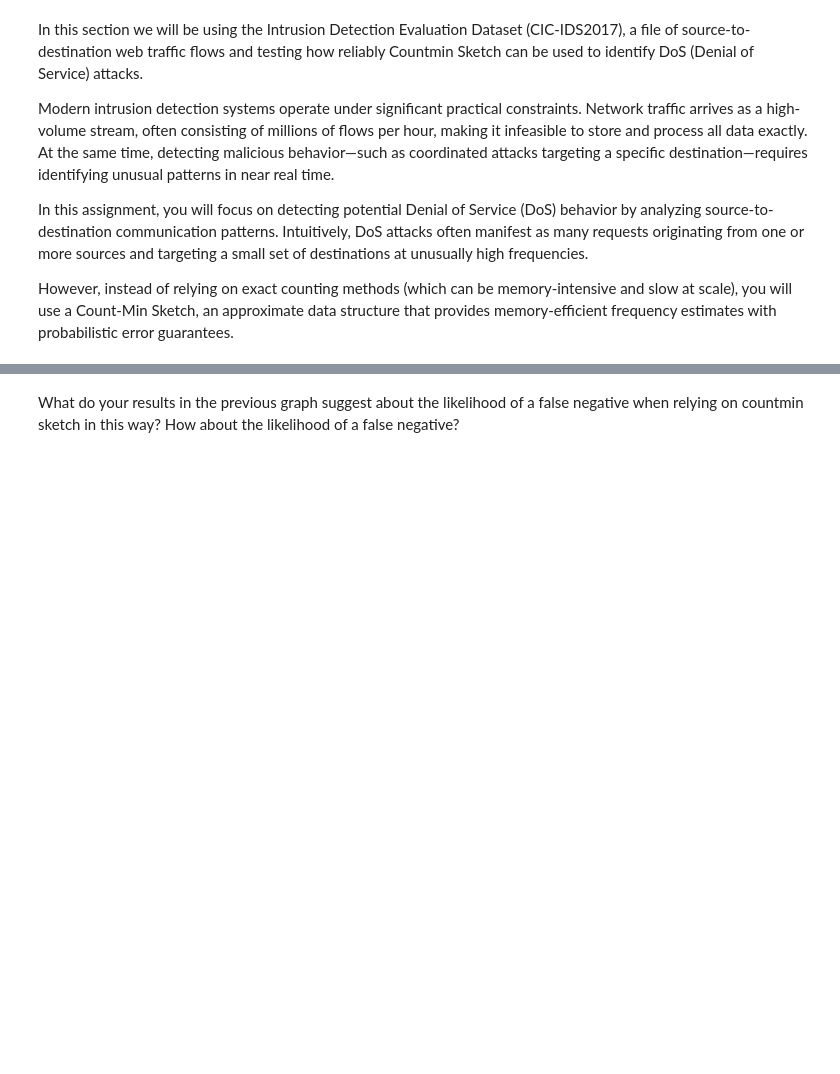
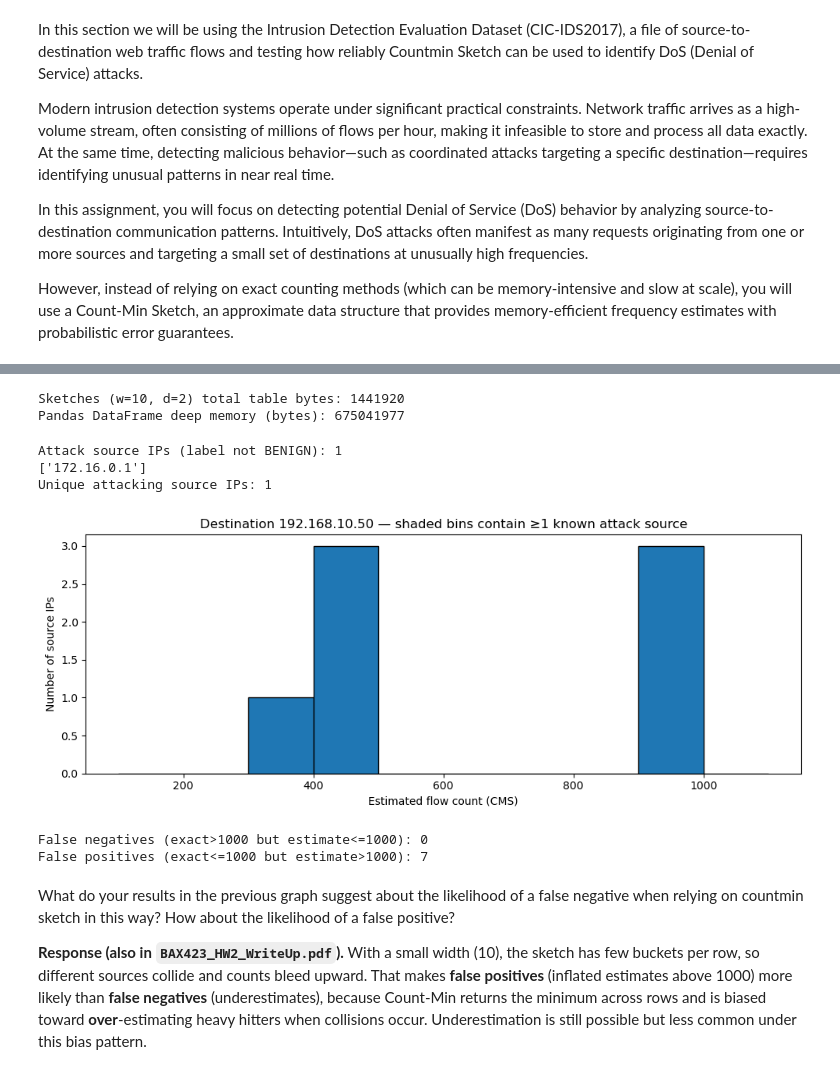
Before and after one commit to loganngarcia/bax423, a Jupyter notebook: homework 2/countminSketchHW.ipynb, the cells around one changed output, grey strips where cells are left out. Saved outputs shown, nothing was run; the diff lists cells and outputs as text; code cells hidden in the pictures; blank space fills up the shorter version.

```diff
--- a/homework 2/countminSketchHW.ipynb
+++ b/homework 2/countminSketchHW.ipynb
@@ -145,2 +96,75 @@ FalsePos=None
+# %%
+W0, D0 = 10, 2
+sketches_small = build_destination_sketches(df, width=W0, depth=D0)
+sketchSize = sum(s.memory_bytes() for s in sketches_small.values())
+df_mem = int(df.memory_usage(deep=True).sum())
+print(f"Sketches (w={W0}, d={D0}) total table bytes:", sketchSize)
+print("Pandas DataFrame deep memory (bytes):", df_mem)
+# %% [output]
+Sketches (w=10, d=2) total table bytes: 1441920
+Pandas DataFrame deep memory (bytes): 675041977
+# %%
+TARGET = "192.168.10.50"
+sk_target = sketches_small[TARGET]
+
+sub = df[df["Destination IP"].astype(str).str.strip() == TARGET]
+sources_here = sub["Source IP"].astype(str).str.strip().unique()
+estimates = {s: sk_target.estimate(s) for s in sources_here}
+
+exact_sub = (
+    df[df["Destination IP"].astype(str).str.strip() == TARGET]
+    .groupby("Source IP")
+    .size()
+    .astype(int)
+)
+
+attack_mask = sub["Label"].astype(str).str.strip().str.upper() != "BENIGN"
+attackSources = sorted(sub.loc[attack_mask, "Source IP"].astype(str).str.strip().unique())
+print("Attack source IPs (label not BENIGN):", len(attackSources))
+print(attackSources[:20], "..." if len(attackSources) > 20 else "")
+
+NAttackers = len(attackSources)
+print("Unique attacking source IPs:", NAttackers)
+
+exact_counts = exact_sub
+# %% [output]
+Attack source IPs (label not BENIGN): 1
+['172.16.0.1']
+Unique attacking source IPs: 1
+# %%
+THRESH = 1000
+
+est_counts = pd.Series({s: sk_target.estimate(s) for s in exact_counts.index.astype(str)})
+est_counts = est_counts.reindex(exact_counts.index)
+
+true_anom = exact_counts > THRESH
+pred_anom = est_counts > THRESH
+
+FalseNeg = int((true_anom & ~pred_anom).sum())
+FalsePos = int((~true_anom & pred_anom).sum())
+
+fig, ax = plt.subplots(figsize=(10, 4))
+x = est_counts.values.astype(float)
+bins = [100, 200, 300, 400, 500, 600, 700, 800, 900, 1000, 1100]
+n, edges, patches = ax.hist(x, bins=bins, edgecolor="black")
+attack_est = est_counts[exact_counts.index.isin(attackSources)]
+in_bin = (attack_est.values[:, None] >= edges[:-1]) & (attack_est.values[:, None] < edges[1:])
+shade_idx = np.where(in_bin.any(axis=0))[0]
+for i in shade_idx:
+    patches[i].set_facecolor("salmon")
+ax.set_xlabel("Estimated flow count (CMS)")
+ax.set_ylabel("Number of source IPs")
+ax.set_title(f"Destination {TARGET} — shaded bins contain ≥1 known attack source")
+plt.tight_layout()
+plt.show()
+
+print("False negatives (exact>1000 but estimate<=1000):", FalseNeg)
+print("False positives (exact<=1000 but estimate>1000):", FalsePos)
+# %% [output]
+[figure, added]
+False negatives (exact>1000 but estimate<=1000): 0
+False positives (exact<=1000 but estimate>1000): 7
 # %% [markdown]
-What do your results in the previous graph suggest about the likelihood of a false negative when relying on countmin sketch in this way? How about the likelihood of a false negative?
+What do your results in the previous graph suggest about the likelihood of a false negative when relying on countmin sketch in this way? How about the likelihood of a false positive?
+
+**Response (also in `BAX423_HW2_WriteUp.pdf`).** With a small width (10), the sketch has few buckets per row, so different sources collide and counts bleed upward. That makes **false positives** (inflated estimates above 1000) more likely than **false negatives** (underestimates), because Count-Min returns the minimum across rows and is biased toward **over**-estimating heavy hitters when collisions occur. Underestimation is still possible but less common under this bias pattern.
```
Also changed, not shown: parts of 13 cells of this notebook, 12 other files.
